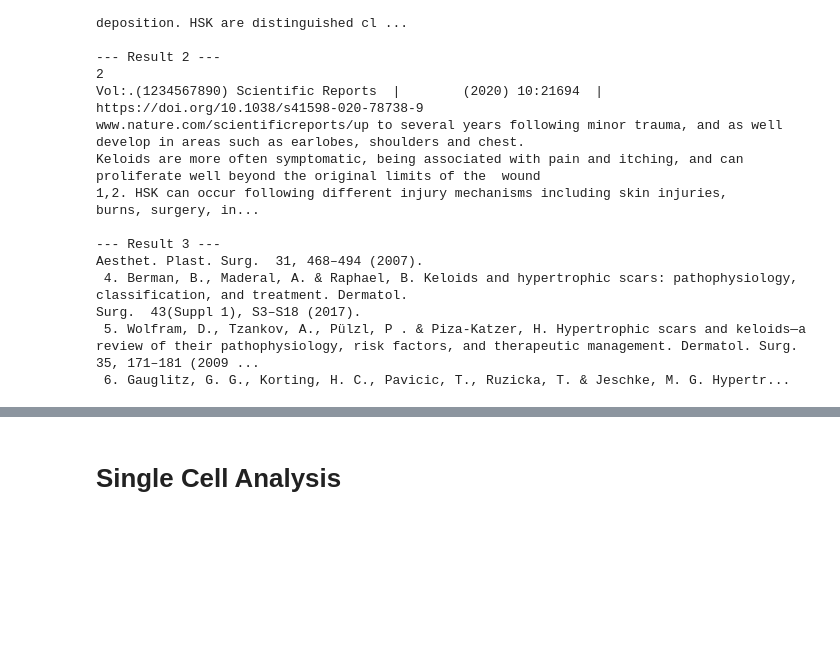
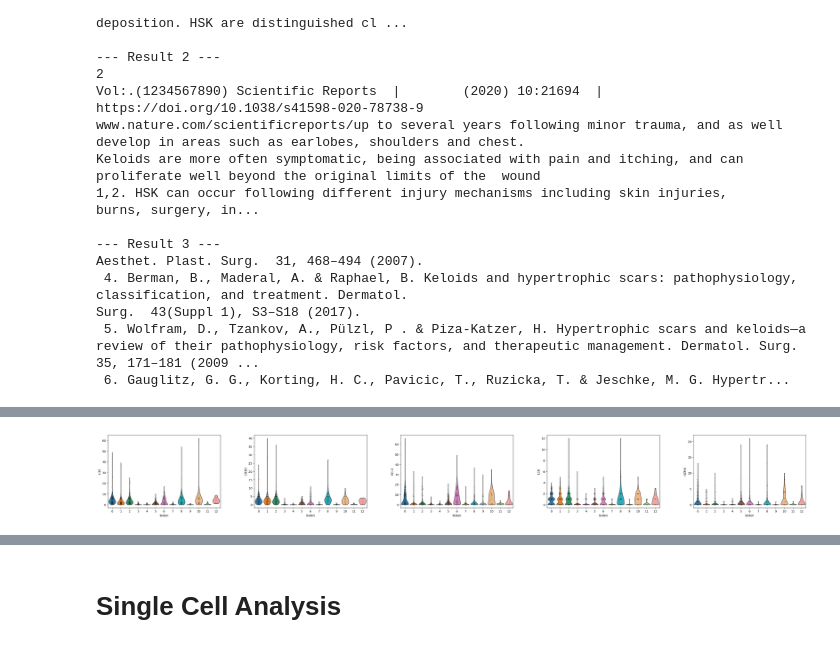
Before and after one commit to Jpickard1/BIOINF535, a Jupyter notebook: main.ipynb, the cells around one changed output, grey strips where cells are left out. Saved outputs shown, nothing was run; the diff lists cells and outputs as text; code cells hidden in the pictures; blank space fills up the shorter version.

Commit message:
ADD: langgraph agent v0

```diff
--- a/main.ipynb
+++ b/main.ipynb
@@ -260,0 +810,98 @@ Surg.  43(Suppl 1), S3–S18 (2017).
+# %%
+from typing import TypedDict, List, Dict, Any
+from langgraph.graph import StateGraph, END
+from langchain.chat_models import ChatOpenAI
+from langchain.agents import Tool, initialize_agent
+import scanpy as sc
+import matplotlib.pyplot as plt
+
+# --- Dummy report structure ---
+report_log = []
+def add_to_report(title: str, description: str, image_paths: list[str] = None):
+    md = f"## {title}\n\n{description}\n"
+    if image_paths:
+        for path in image_paths:
+            md += f"![{path}]({path})\n"
+    report_log.append(md)
+
+# --- Dummy AnnData setup (replace with your real file) ---
+adata = sc.datasets.pbmc3k()  # Or sc.read("path_to_file.h5ad")
+
+# --- Tools ---
+def run_basic_qc(_: str) -> str:
+    sc.pp.calculate_qc_metrics(adata, inplace=True)
+    return "Basic QC metrics computed."
+
+def run_louvain_clustering(_: str) -> str:
+    sc.pp.pca(adata)
+    sc.pp.neighbors(adata)
+    sc.tl.louvain(adata)
+    return "Louvain clustering completed and stored in adata.obs['louvain']."
+
+def run_leiden_clustering(_: str) -> str:
+    sc.pp.pca(adata)
+    sc.pp.neighbors(adata)
+    sc.tl.leiden(adata)
+    return "Leiden clustering completed and stored in adata.obs['leiden']."
+
+def find_differentially_expressed_genes(_: str) -> str:
+    if "leiden" not in adata.obs:
+        return "Error: 'leiden' clusters not found. Please run Leiden clustering first."
+    sc.tl.rank_genes_groups(adata, groupby="leiden", method="t-test")
+    return "DGE computed using t-test, grouped by leiden clusters."
+
+def plot_marker_expression(_: str) -> str:
+    if "rank_genes_groups" not in adata.uns:
+        return "Error: No ranked genes found. Please run DGE first."
+    top_genes = adata.uns['rank_genes_groups']['names']['0'][:5]
+    sc.pl.violin(adata, keys=top_genes, groupby="leiden", show=False)
+    plt.savefig("marker_expression.png")
+    return "Marker expression plot saved."
+
+# --- Tools as LangChain Tools ---
+def with_reporting(tool_func, name):
+    def wrapped(input_str):
+        result = tool_func(input_str)
+        interpretation = f"Tool `{name}` was run. Output: {result}. What does this result mean?"
+        add_to_report(name, interpretation)
+        return result
+    return wrapped
+
+tool_list = [
+    Tool(name="run_basic_qc", func=with_reporting(run_basic_qc, "run_basic_qc"), description="Run basic QC on the data"),
+    Tool(name="run_leiden_clustering", func=with_reporting(run_leiden_clustering, "run_leiden_clustering"), description="Compute PCA, neighbors, and Leiden clusters"),
+    Tool(name="find_differentially_expressed_genes", func=with_reporting(find_differentially_expressed_genes, "find_differentially_expressed_genes"), description="Compute differentially expressed genes grouped by Leiden cluster"),
+    Tool(name="plot_marker_expression", func=with_reporting(plot_marker_expression, "plot_marker_expression"), description="Plot expression of marker genes from DGE results"),
+]
+
+# --- Define State Schema ---
+class AgentState(TypedDict):
+    messages: List[Dict[str, Any]]
+
+# --- LLM Agent Node ---
+llm = ChatOpenAI(model="gpt-4", temperature=0)
+
+def agent_node(state: AgentState) -> AgentState:
+    history = state.get("messages", [])
+    task = history[-1]['content']
+
+    agent = initialize_agent(tool_list, llm, agent_type="zero-shot-react-description", verbose=True)
+    result = agent.run(task)
+
+    return {"messages": history + [{"role": "agent", "content": result}]}
+
+# --- Build Graph ---
+builder = StateGraph(AgentState)
+builder.add_node("Agent", agent_node)
+builder.set_entry_point("Agent")
+builder.set_finish_point("Agent")
+graph = builder.compile()
+
+# --- Run Agent ---
+query = "Identify biomarkers and DGEs in these data about Keloids"
+initial_state = {"messages": [{"role": "user", "content": query}]}
+final_state = graph.invoke(initial_state)
+
+# --- View Result ---
+final_state["messages"][-1]["content"]
+# %% [output]
@@ -260,0 +926 @@ Surg.  43(Suppl 1), S3–S18 (2017).
+[figure, added]
```
Also changed, not shown: parts of 17 cells of this notebook, 4 other files.
